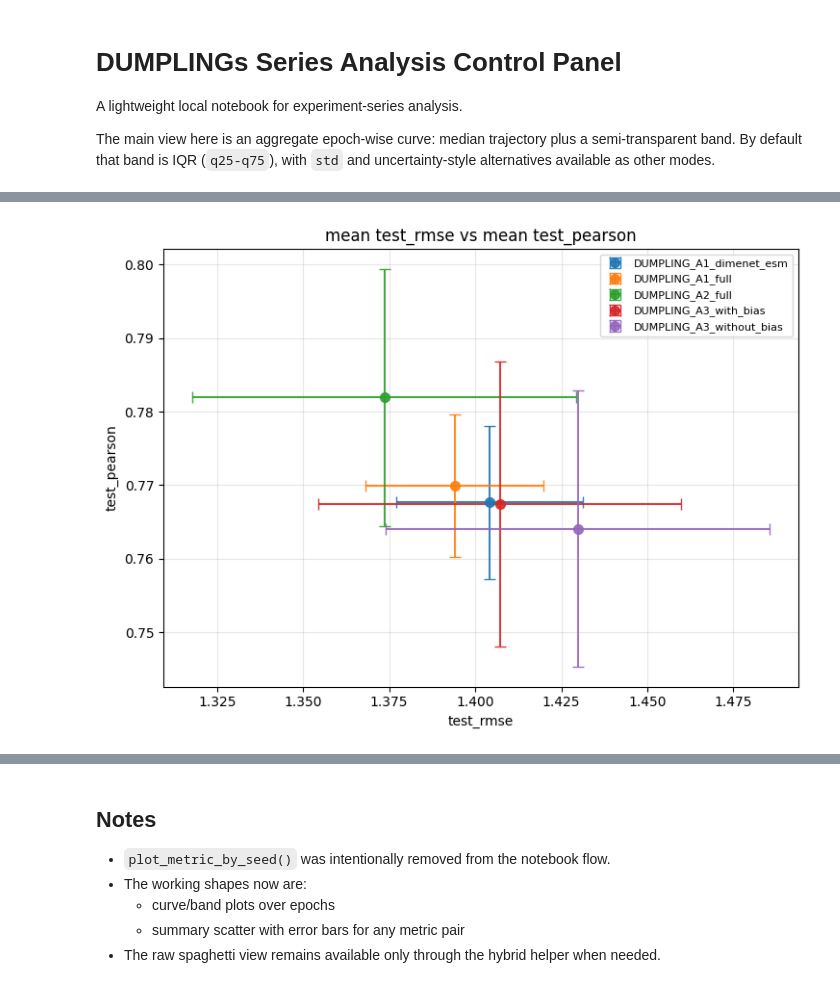
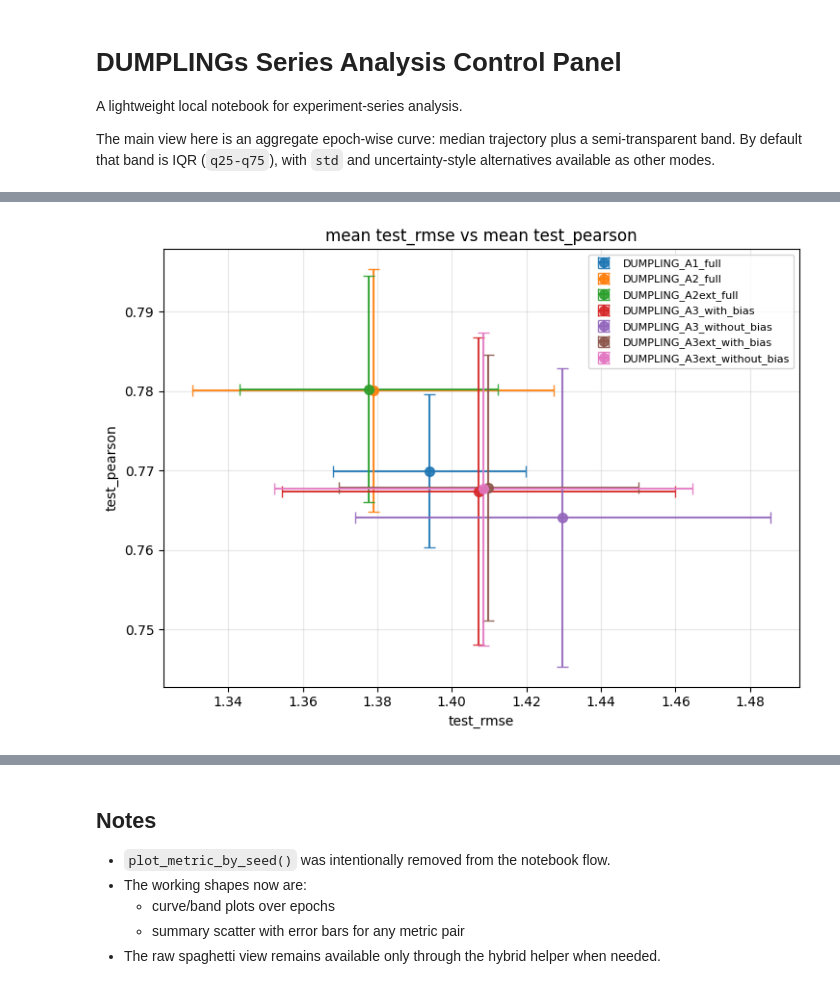
Before and after one commit to BlackSabbitch/DUMPLINGs, a Jupyter notebook: series_analysis.ipynb, the cells around one changed output, grey strips where cells are left out. Cells and saved outputs as stored; diff of their text form; code cells hidden in the pictures.

```diff
--- a/series_analysis.ipynb
+++ b/series_analysis.ipynb
@@ -104,28 +108,31 @@ plot_series_panel(
 # %%
 EXPERIMENT_NAMES=[
     # "DUMPLING_A1_esm_only",
     # "DUMPLING_A1_dimenet_only",
     "DUMPLING_A1_full",
-    "DUMPLING_A1_dimenet_esm",
+    # "DUMPLING_A1_dimenet_esm",
     "DUMPLING_A3_with_bias",
     "DUMPLING_A3_without_bias",
-    "DUMPLING_A2_full"
-    ]
+    "DUMPLING_A2_full",
+    "DUMPLING_A2ext_full",
+    "DUMPLING_A3ext_with_bias",
+    "DUMPLING_A3ext_without_bias"
+]
 X_METRIC = "test_rmse"
 Y_METRIC = "test_pearson"
 
 plot_metric_summary_scatter(
     registry_view,
     x_metric=X_METRIC,
     y_metric=Y_METRIC,
     experiment_names=EXPERIMENT_NAMES,
     title=f"mean {X_METRIC} vs mean {Y_METRIC}",
     x_label=X_METRIC,
     y_label=Y_METRIC,
 )
 plt.show()
 # %% [output]
-[figure, old version]
+[figure, new version]
 # %%
 diag_df = load_series_readout_diagnostics(
     registry_view,
```
Also changed, not shown: parts of 11 cells of this notebook, 25 other files.
